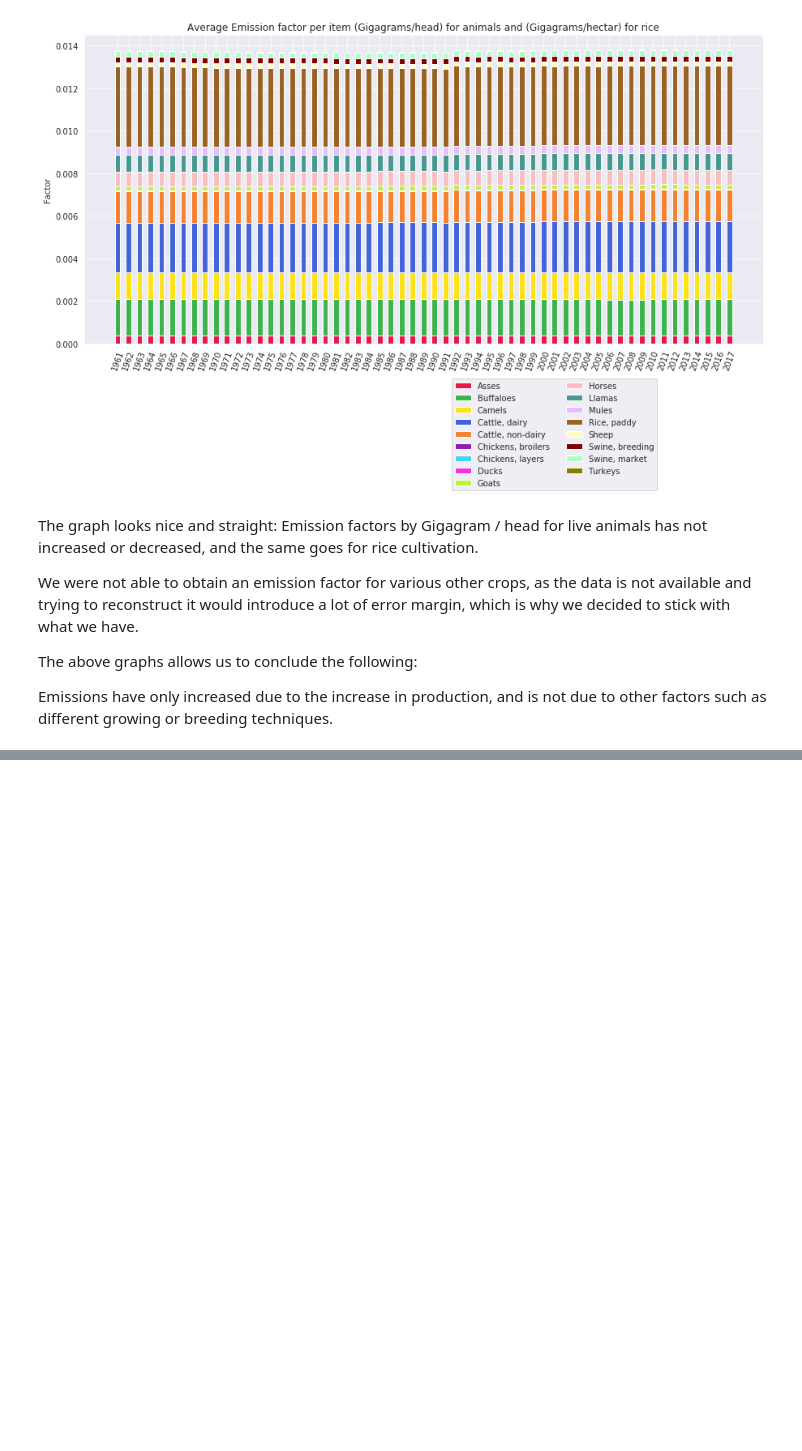
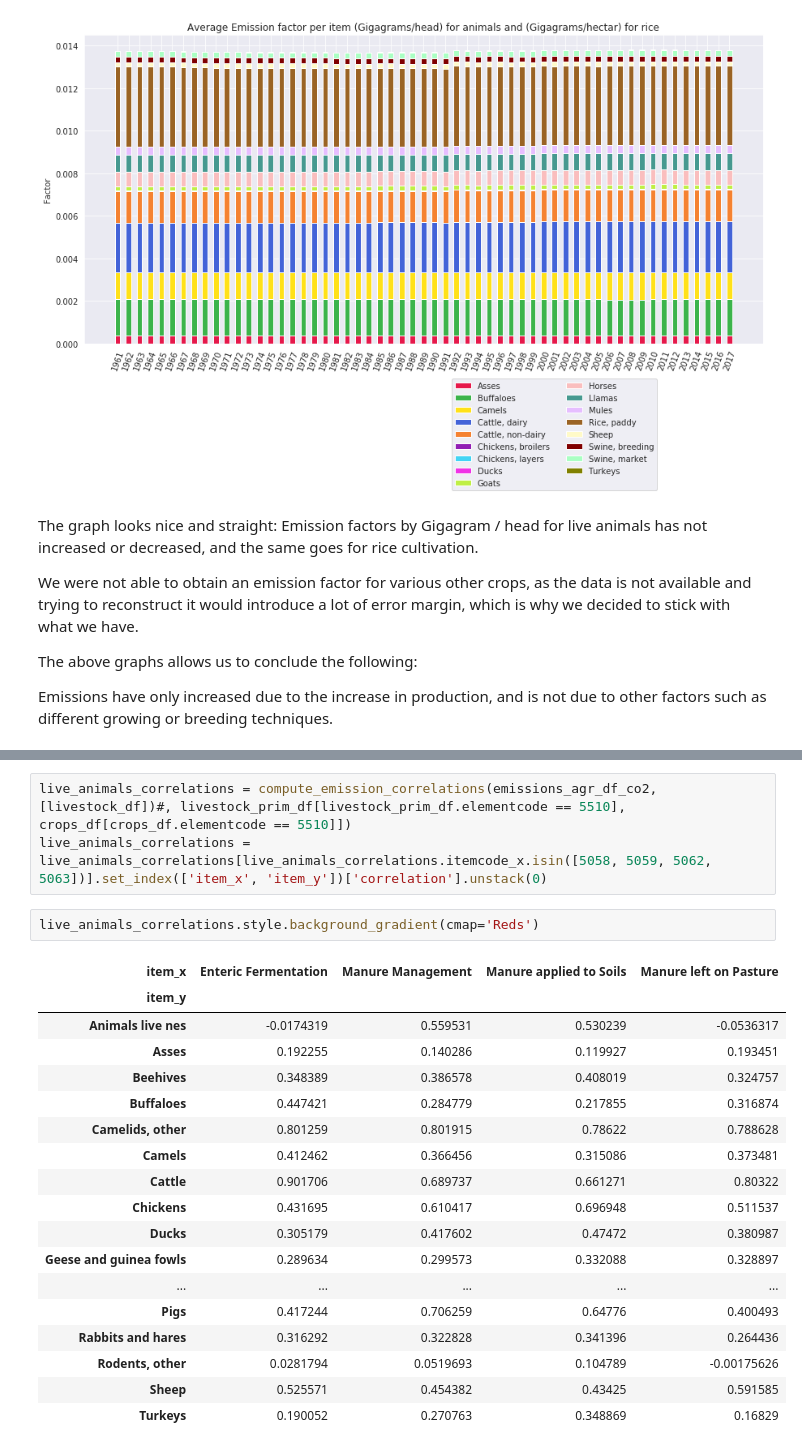
Before and after one commit to ChatPerche/ADA_Project, a Jupyter notebook: notebooks/Milestone_3.ipynb, the cells around one changed output, grey strips where cells are left out. Saved outputs shown, nothing was run; the diff lists cells and outputs as text; blank space fills up the shorter version.

```diff
--- a/notebooks/Milestone_3.ipynb
+++ b/notebooks/Milestone_3.ipynb
@@ -528,0 +524,24 @@ correlations['item_x'].nunique()
+# %%
+live_animals_correlations = compute_emission_correlations(emissions_agr_df_co2, [livestock_df])#, livestock_prim_df[livestock_prim_df.elementcode == 5510], crops_df[crops_df.elementcode == 5510]])
+live_animals_correlations = live_animals_correlations[live_animals_correlations.itemcode_x.isin([5058, 5059, 5062, 5063])].set_index(['item_x', 'item_y'])['correlation'].unstack(0)
+# %%
+live_animals_correlations.style.background_gradient(cmap='Reds')
+# %% [output]
+| item_x | Enteric Fermentation | Manure Management | Manure applied to Soils | Manure left on Pasture |
+| item_y |  |  |  |  |
+| Animals live nes | -0.0174319 | 0.559531 | 0.530239 | -0.0536317 |
+| Asses | 0.192255 | 0.140286 | 0.119927 | 0.193451 |
+| Beehives | 0.348389 | 0.386578 | 0.408019 | 0.324757 |
+| Buffaloes | 0.447421 | 0.284779 | 0.217855 | 0.316874 |
+| Camelids, other | 0.801259 | 0.801915 | 0.78622 | 0.788628 |
+| Camels | 0.412462 | 0.366456 | 0.315086 | 0.373481 |
+| Cattle | 0.901706 | 0.689737 | 0.661271 | 0.80322 |
+| Chickens | 0.431695 | 0.610417 | 0.696948 | 0.511537 |
+| Ducks | 0.305179 | 0.417602 | 0.47472 | 0.380987 |
+| Geese and guinea fowls | 0.289634 | 0.299573 | 0.332088 | 0.328897 |
+| ... | ... | ... | ... | ... |
+| Pigs | 0.417244 | 0.706259 | 0.64776 | 0.400493 |
+| Rabbits and hares | 0.316292 | 0.322828 | 0.341396 | 0.264436 |
+| Rodents, other | 0.0281794 | 0.0519693 | 0.104789 | -0.00175626 |
+| Sheep | 0.525571 | 0.454382 | 0.43425 | 0.591585 |
+| Turkeys | 0.190052 | 0.270763 | 0.348869 | 0.16829 |
```
Also changed, not shown: parts of 10 cells of this notebook.
